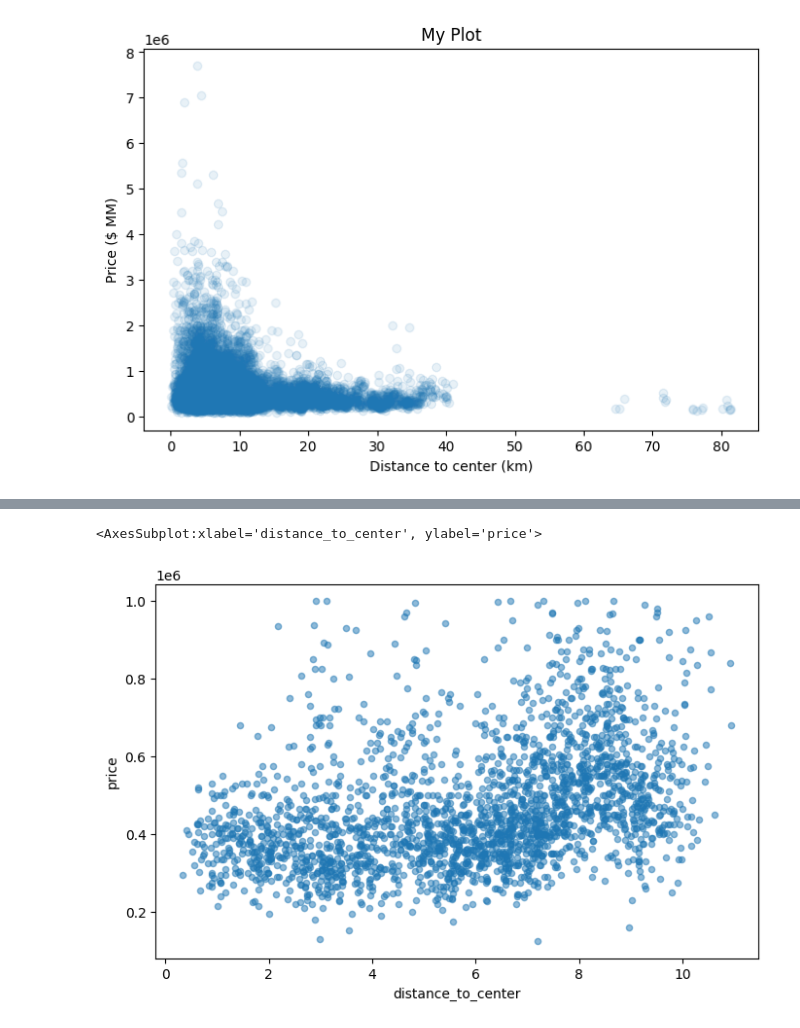
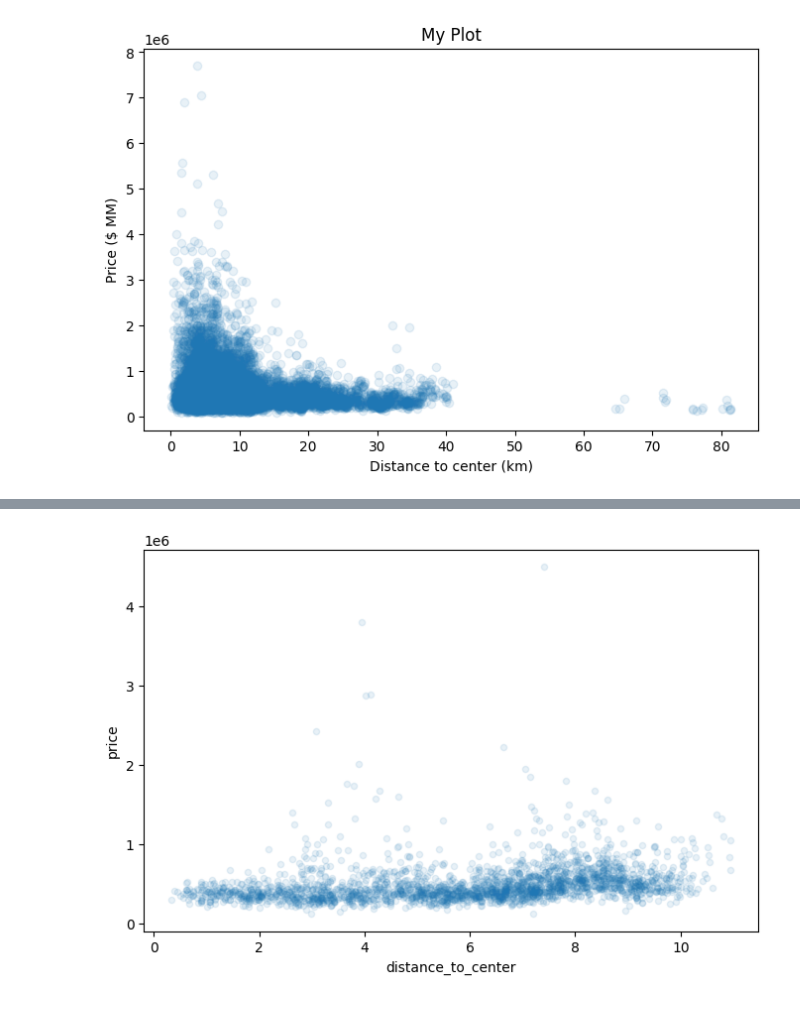
Before and after one commit to ShahiW/eda_project_housing, a Jupyter notebook: EDA.ipynb, the cells around one changed output, grey strips where cells are left out. Drawn from its saved outputs; the diff is of its cells as text; code cells hidden in the pictures.

```diff
--- a/EDA.ipynb
+++ b/EDA.ipynb
@@ -244,5 +240,5 @@ df.query('city == "Seattle"').plot(kind='scatter', x='distance_to_center', y='pr
 # %%
-df.query('city == "Shoreline" and price <= 1000000.000').plot(kind='scatter', x='distance_to_center', y='price', alpha=0.5)
+df.query('city == "Shoreline"').plot(kind='scatter', x='distance_to_center', y='price', alpha=0.1);
+# add subplots where y= price_per_sqft and y= price_per_sqft_lot
 # %% [output]
-<AxesSubplot:xlabel='distance_to_center', ylabel='price'>
-[figure, old version]
+[figure, new version]
```
Also changed, not shown: parts of 4 cells of this notebook.
